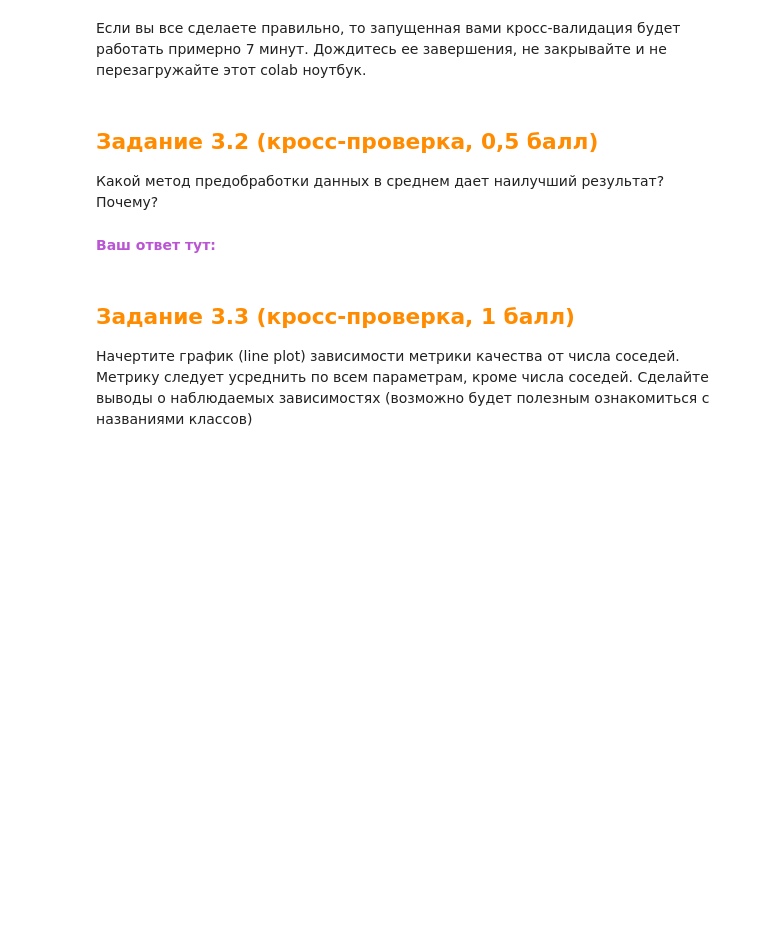
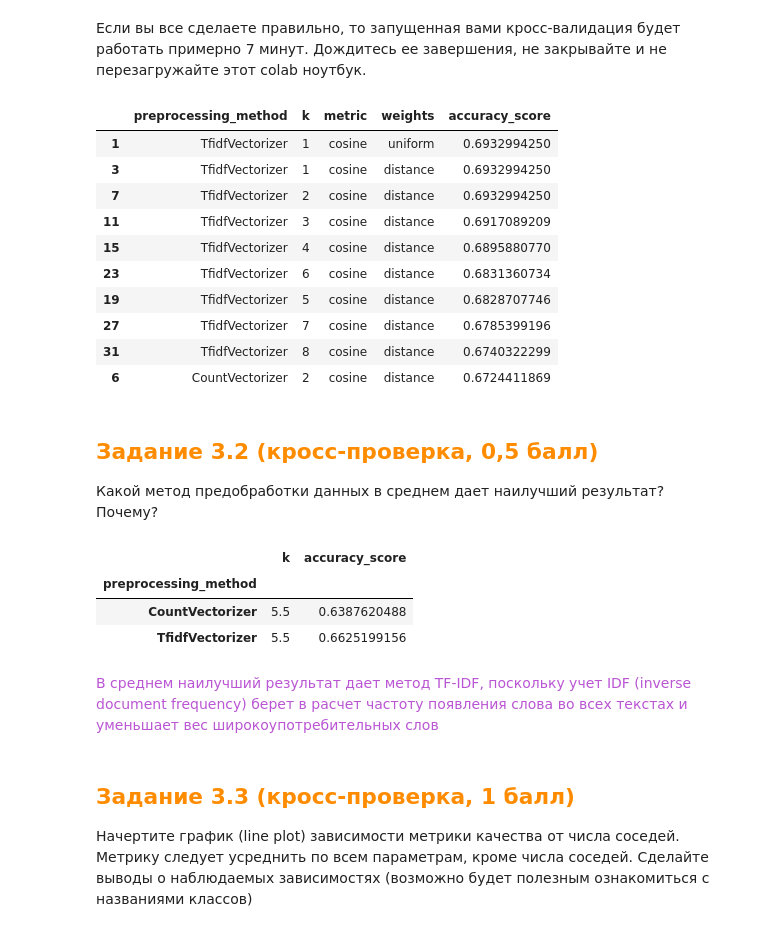
Before and after one commit to gerarte04/mlcmcmsu24, a Jupyter notebook: research/02_knn/[Research]_KNN_[2024_2025].ipynb, the cells around one changed output. Cells and saved outputs as stored; diff of their text form; code cells hidden in the pictures; blank space fills up the shorter version.

```diff
--- a/research/02_knn/[Research]_KNN_[2024_2025].ipynb
+++ b/research/02_knn/[Research]_KNN_[2024_2025].ipynb
@@ -269,3 +295,22 @@ parameters = {
+# %%
+import pandas as pd
+
+pd.set_option("display.precision", 10)
+df = pd.DataFrame(scores.keys(), columns=["preprocessing_method", "k", "metric", "weights"])
+df.insert(4, "accuracy_score", scores.values(), True)
+df.sort_values('accuracy_score', ascending=False).head(10)
+# %% [output]
+|  | preprocessing_method | k | metric | weights | accuracy_score |
+| 1 | TfidfVectorizer | 1 | cosine | uniform | 0.6932994250 |
+| 3 | TfidfVectorizer | 1 | cosine | distance | 0.6932994250 |
+| 7 | TfidfVectorizer | 2 | cosine | distance | 0.6932994250 |
+| 11 | TfidfVectorizer | 3 | cosine | distance | 0.6917089209 |
+| 15 | TfidfVectorizer | 4 | cosine | distance | 0.6895880770 |
+| 23 | TfidfVectorizer | 6 | cosine | distance | 0.6831360734 |
+| 19 | TfidfVectorizer | 5 | cosine | distance | 0.6828707746 |
+| 27 | TfidfVectorizer | 7 | cosine | distance | 0.6785399196 |
+| 31 | TfidfVectorizer | 8 | cosine | distance | 0.6740322299 |
+| 6 | CountVectorizer | 2 | cosine | distance | 0.6724411869 |
 # %% [markdown]
 ## <font color='DarkOrange'>**Задание 3.2 (кросс-проверка, 0,5 балл)**</font>
 
@@ -275,5 +318,12 @@ parameters = {
-# %% [markdown]
-<font color='MediumOrchid'>**Ваш ответ тут:**</font>
+# %%
+df.groupby('preprocessing_method').mean('accuracy_score')
+# %% [output]
+|  | k | accuracy_score |
+| preprocessing_method |  |  |
+| CountVectorizer | 5.5 | 0.6387620488 |
+| TfidfVectorizer | 5.5 | 0.6625199156 |
+# %% [markdown]
+<font color='MediumOrchid'>В среднем наилучший результат дает метод TF-IDF, поскольку учет IDF (inverse document frequency) берет в расчет частоту появления слова во всех текстах и уменьшает вес широкоупотребительных слов</font>
 # %% [markdown]
 ## <font color='DarkOrange'>**Задание 3.3 (кросс-проверка, 1 балл)**</font>
 
```
Also changed, not shown: parts of 19 cells of this notebook.
